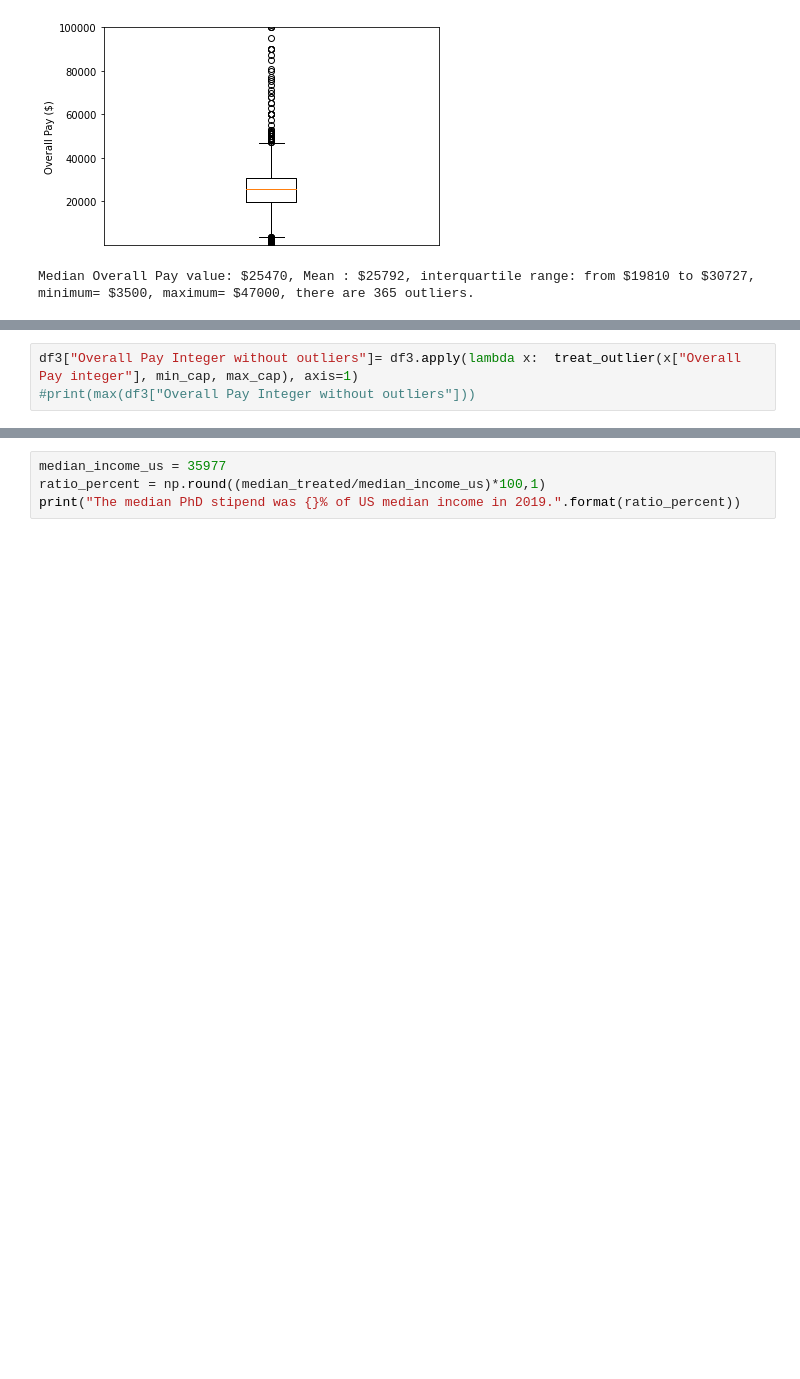
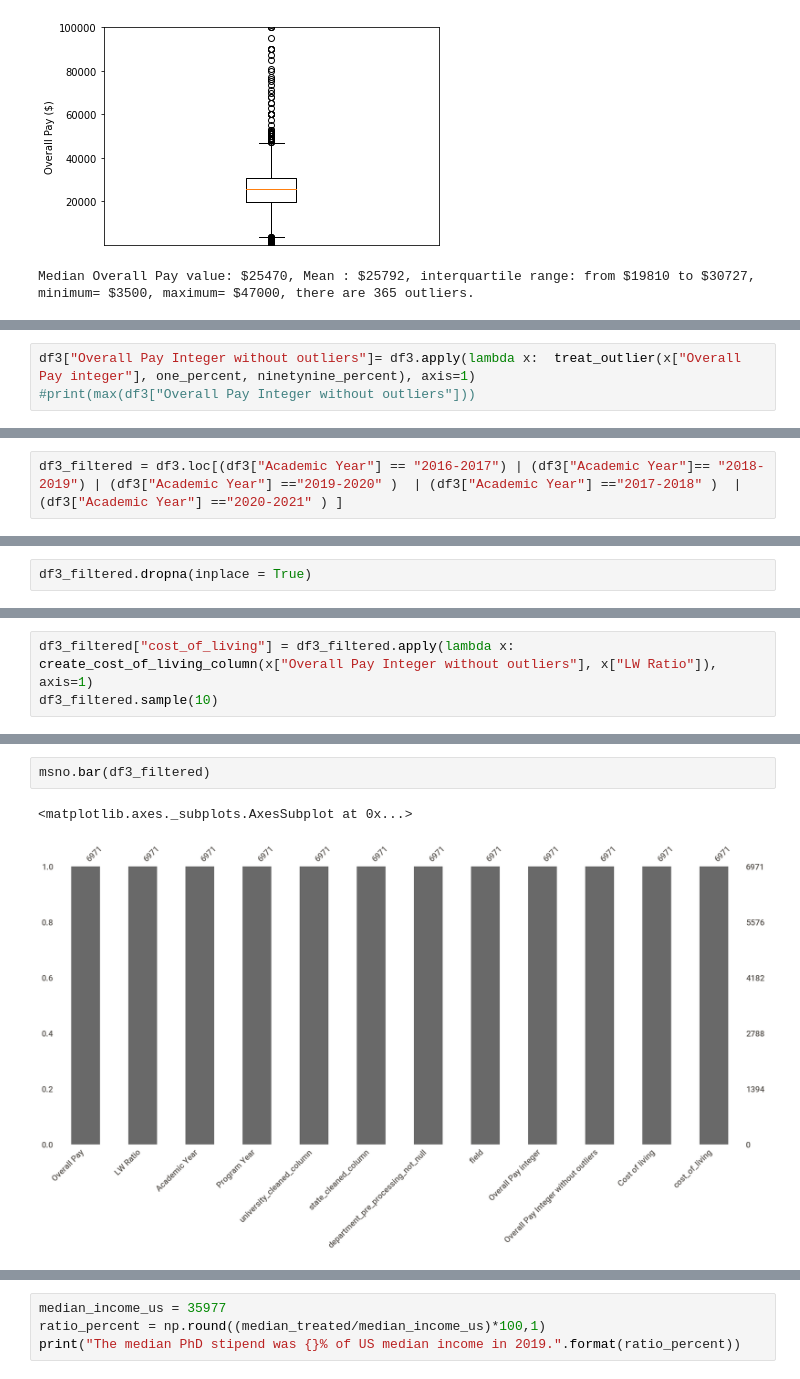
Before and after one commit to amandaventurac/PhD_salaries, a Jupyter notebook: PhD_salaries.ipynb, the cells around one changed output, grey strips where cells are left out. Cells and saved outputs as stored; diff of their text form; blank space fills up the shorter version.

```diff
--- a/PhD_salaries.ipynb
+++ b/PhD_salaries.ipynb
@@ -891,4 +927,4 @@ def treat_outlier(data, min_cap, max_cap):
   return data
 # %%
-df3["Overall Pay Integer without outliers"]= df3.apply(lambda x:  treat_outlier(x["Overall Pay integer"], min_cap, max_cap), axis=1)
+df3["Overall Pay Integer without outliers"]= df3.apply(lambda x:  treat_outlier(x["Overall Pay integer"], one_percent, ninetynine_percent), axis=1)
 #print(max(df3["Overall Pay Integer without outliers"]))
@@ -894,0 +956,2 @@ df3["Overall Pay Integer without outliers"]= df3.apply(lambda x:  treat_outlier(
+# %%
+df3_filtered = df3.loc[(df3["Academic Year"] == "2016-2017") | (df3["Academic Year"]== "2018-2019") | (df3["Academic Year"] =="2019-2020" )  | (df3["Academic Year"] =="2017-2018" )  | (df3["Academic Year"] =="2020-2021" ) ]
@@ -894,0 +971,2 @@ df3["Overall Pay Integer without outliers"]= df3.apply(lambda x:  treat_outlier(
+# %%
+df3_filtered.dropna(inplace = True)
@@ -894,0 +985,3 @@ df3["Overall Pay Integer without outliers"]= df3.apply(lambda x:  treat_outlier(
+# %%
+df3_filtered["cost_of_living"] = df3_filtered.apply(lambda x: create_cost_of_living_column(x["Overall Pay Integer without outliers"], x["LW Ratio"]), axis=1)
+df3_filtered.sample(10)
@@ -894,0 +1005,5 @@ df3["Overall Pay Integer without outliers"]= df3.apply(lambda x:  treat_outlier(
+# %%
+msno.bar(df3_filtered)
+# %% [output]
+<matplotlib.axes._subplots.AxesSubplot at 0x...>
+[figure, added]
```
Also changed, not shown: parts of 52 cells of this notebook.
